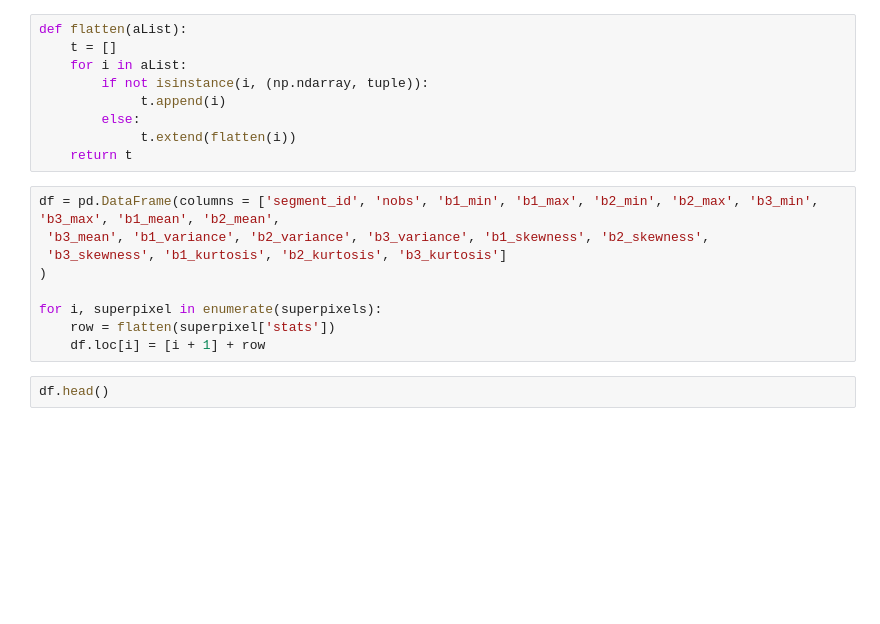
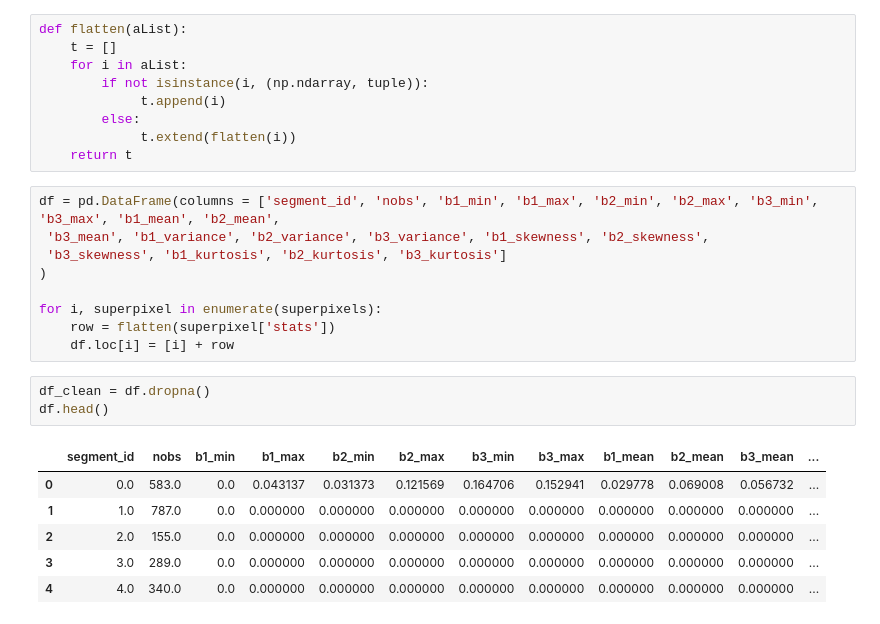
Before and after one commit to iosefa/skye, a Jupyter notebook: tests.ipynb, the cells around one changed output. Drawn from its saved outputs; the diff is of its cells as text; blank space fills up the shorter version.

```diff
--- a/tests.ipynb
+++ b/tests.ipynb
@@ -163,9 +168,17 @@ df = pd.DataFrame(columns = ['segment_id', 'nobs', 'b1_min', 'b1_max', 'b2_min',
 
 for i, superpixel in enumerate(superpixels):
     row = flatten(superpixel['stats'])
-    df.loc[i] = [i + 1] + row
+    df.loc[i] = [i] + row
-# %%
-df.head()
+# %%
+df_clean = df.dropna()
+df.head()
+# %% [output]
+|  | segment_id | nobs | b1_min | b1_max | b2_min | b2_max | b3_min | b3_max | b1_mean | b2_mean | b3_mean | ... |
+| 0 | 0.0 | 583.0 | 0.0 | 0.043137 | 0.031373 | 0.121569 | 0.164706 | 0.152941 | 0.029778 | 0.069008 | 0.056732 | ... |
+| 1 | 1.0 | 787.0 | 0.0 | 0.000000 | 0.000000 | 0.000000 | 0.000000 | 0.000000 | 0.000000 | 0.000000 | 0.000000 | ... |
+| 2 | 2.0 | 155.0 | 0.0 | 0.000000 | 0.000000 | 0.000000 | 0.000000 | 0.000000 | 0.000000 | 0.000000 | 0.000000 | ... |
+| 3 | 3.0 | 289.0 | 0.0 | 0.000000 | 0.000000 | 0.000000 | 0.000000 | 0.000000 | 0.000000 | 0.000000 | 0.000000 | ... |
+| 4 | 4.0 | 340.0 | 0.0 | 0.000000 | 0.000000 | 0.000000 | 0.000000 | 0.000000 | 0.000000 | 0.000000 | 0.000000 | ... |
 # %%
 img = io.imread(image_name)
 img = img_as_float(img)
```
Also changed, not shown: parts of 29 cells of this notebook.
